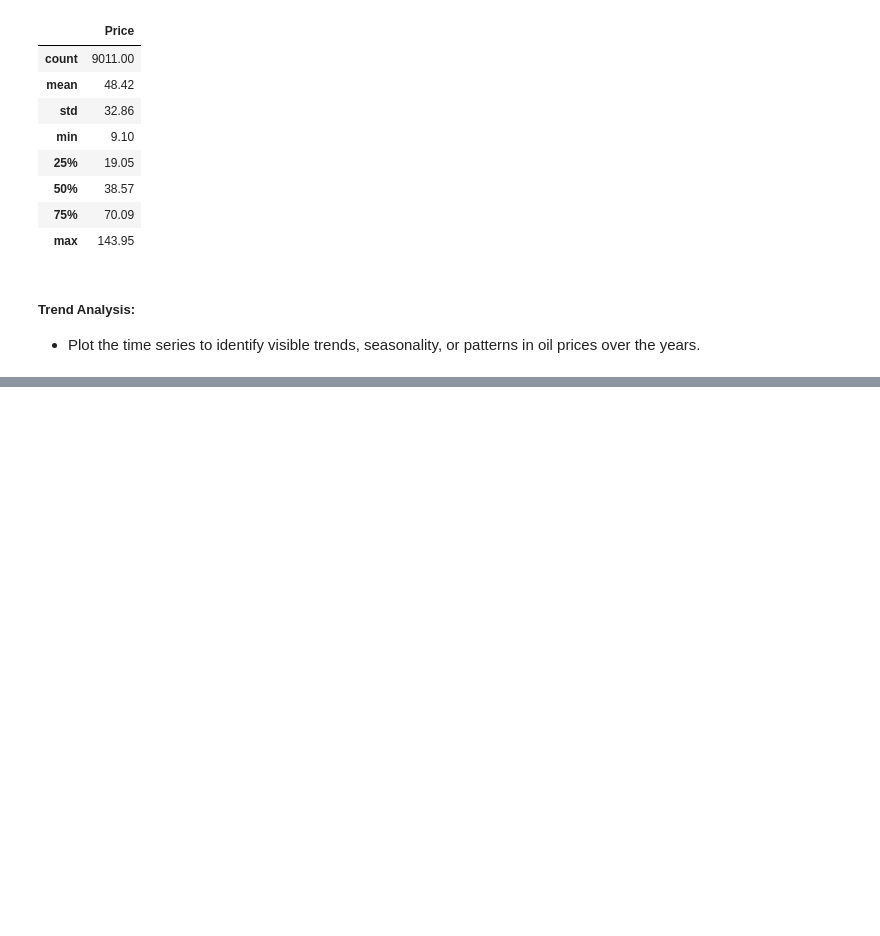
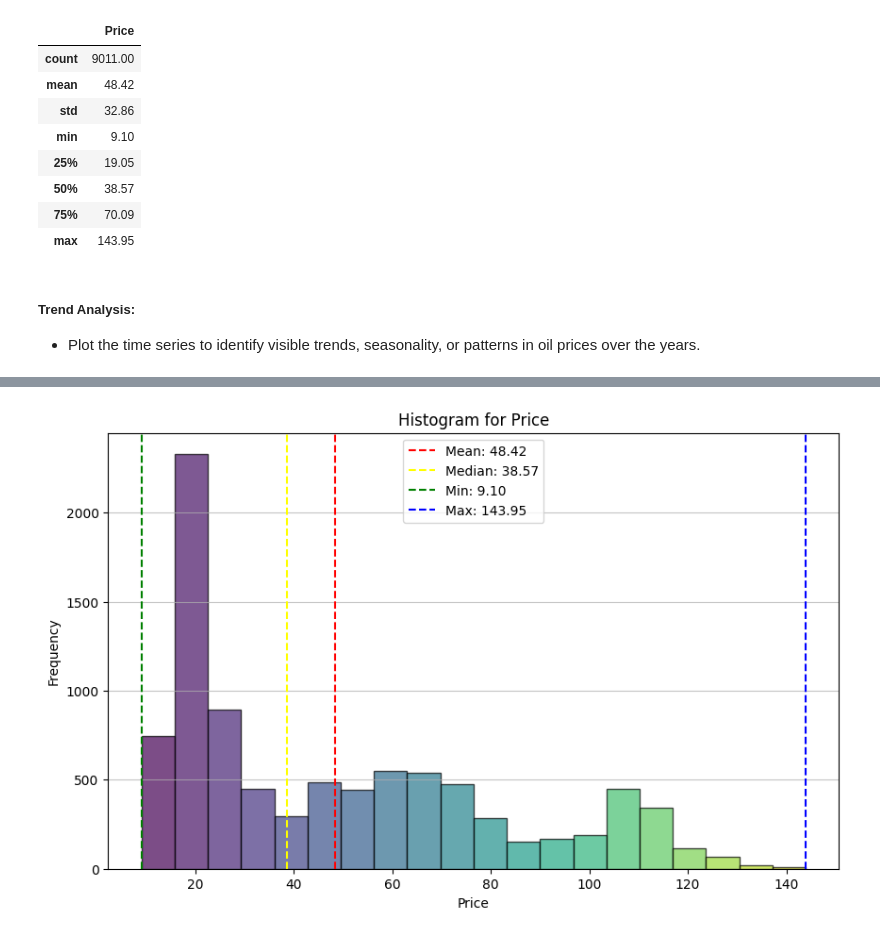
Before and after one commit to GetieBalew24/BrentOil-PriceModeling, a Jupyter notebook: notebooks/oil_price_EDA.ipynb, the cells around one changed output, grey strips where cells are left out. Drawn from its saved outputs; the diff is of its cells as text; code cells hidden in the pictures; blank space fills up the shorter version.

Commit message:
plot_histogram function

```diff
--- a/notebooks/oil_price_EDA.ipynb
+++ b/notebooks/oil_price_EDA.ipynb
@@ -97,0 +98,4 @@ processor.plot_acf_pacf()
+# %%
+processor.plot_histogram()
+# %% [output]
+[figure, added]
```
Also changed, not shown: parts of 7 cells of this notebook, 1 other file.
